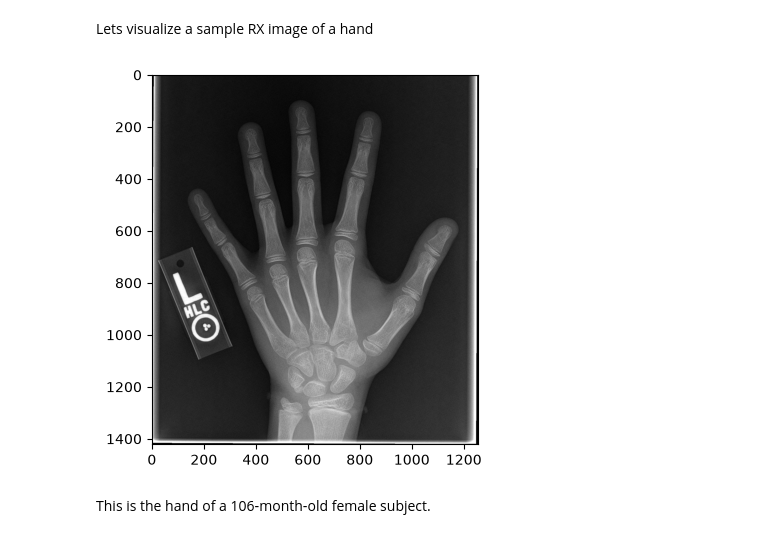
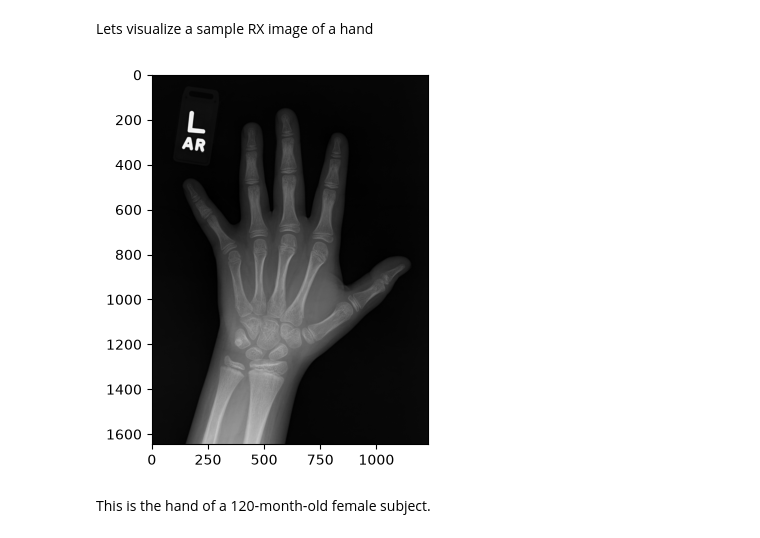
Before and after one commit to SilvioDraetta/Bone-Age-Regression-from-Hand-X-Ray-Images, a Jupyter notebook: demo.ipynb, the cells around one changed output. Cells and saved outputs as stored; diff of their text form; code cells hidden in the pictures.

```diff
--- a/demo.ipynb
+++ b/demo.ipynb
@@ -3,13 +3,13 @@ Lets visualize a sample RX image of a hand
 # %%
 from PIL import Image
 from matplotlib import pyplot as plt
 
-img = Image.open("data/boneage-test-dataset/9755.png")
+img = Image.open("data/boneage-test-dataset/9727.png")
 
 plt.imshow(img, cmap="gray")
 plt.show()
 # %% [output]
-[figure, old version]
+[figure, new version]
 # %% [markdown]
-This is the hand of a 106‑month‑old female subject.
+This is the hand of a 120‑month‑old female subject.
 # %%
```
Also changed, not shown: parts of 1 cell of this notebook, 1 other file.
